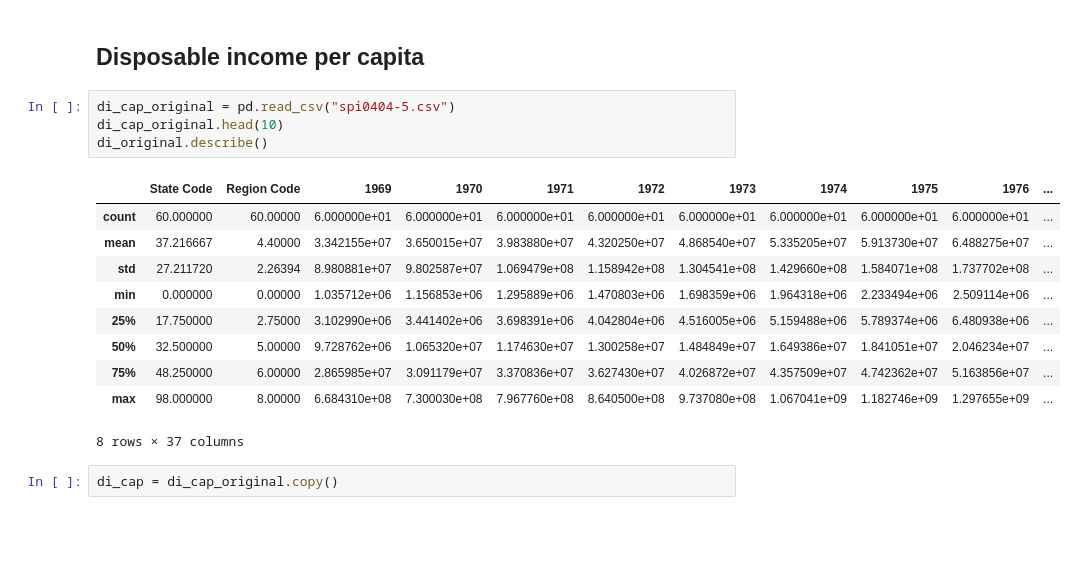
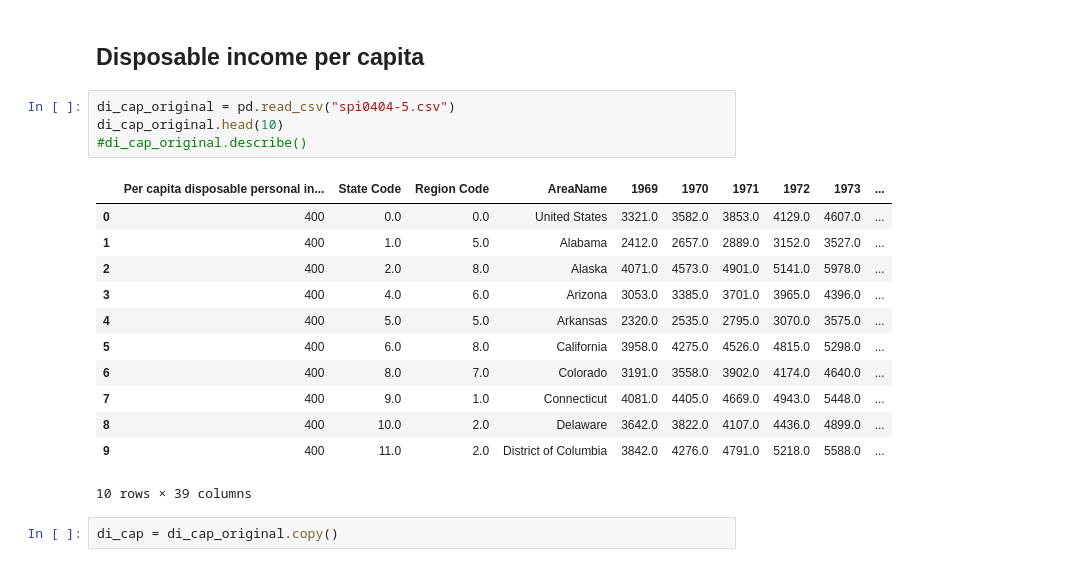
Before and after one commit to NumEconCopenhagen/projects-2024-josh-joshua-and-lyonell, a Jupyter notebook: Dataproject_Joshua/dataproject.ipynb, the cells around one changed output. Saved outputs shown, nothing was run; the diff lists cells and outputs as text; blank space fills up the shorter version.

```diff
--- a/Dataproject_Joshua/dataproject.ipynb
+++ b/Dataproject_Joshua/dataproject.ipynb
@@ -29,18 +32,20 @@ len(relevant_states)
 # %%
 di_cap_original = pd.read_csv("spi0404-5.csv")
 di_cap_original.head(10)
-di_original.describe()
+#di_cap_original.describe()
 # %% [output]
-|  | State Code | Region Code | 1969 | 1970 | 1971 | 1972 | 1973 | 1974 | 1975 | 1976 | ... |
-| count | 60.000000 | 60.00000 | 6.000000e+01 | 6.000000e+01 | 6.000000e+01 | 6.000000e+01 | 6.000000e+01 | 6.000000e+01 | 6.000000e+01 | 6.000000e+01 | ... |
-| mean | 37.216667 | 4.40000 | 3.342155e+07 | 3.650015e+07 | 3.983880e+07 | 4.320250e+07 | 4.868540e+07 | 5.335205e+07 | 5.913730e+07 | 6.488275e+07 | ... |
-| std | 27.211720 | 2.26394 | 8.980881e+07 | 9.802587e+07 | 1.069479e+08 | 1.158942e+08 | 1.304541e+08 | 1.429660e+08 | 1.584071e+08 | 1.737702e+08 | ... |
-| min | 0.000000 | 0.00000 | 1.035712e+06 | 1.156853e+06 | 1.295889e+06 | 1.470803e+06 | 1.698359e+06 | 1.964318e+06 | 2.233494e+06 | 2.509114e+06 | ... |
-| 25% | 17.750000 | 2.75000 | 3.102990e+06 | 3.441402e+06 | 3.698391e+06 | 4.042804e+06 | 4.516005e+06 | 5.159488e+06 | 5.789374e+06 | 6.480938e+06 | ... |
-| 50% | 32.500000 | 5.00000 | 9.728762e+06 | 1.065320e+07 | 1.174630e+07 | 1.300258e+07 | 1.484849e+07 | 1.649386e+07 | 1.841051e+07 | 2.046234e+07 | ... |
-| 75% | 48.250000 | 6.00000 | 2.865985e+07 | 3.091179e+07 | 3.370836e+07 | 3.627430e+07 | 4.026872e+07 | 4.357509e+07 | 4.742362e+07 | 5.163856e+07 | ... |
-| max | 98.000000 | 8.00000 | 6.684310e+08 | 7.300030e+08 | 7.967760e+08 | 8.640500e+08 | 9.737080e+08 | 1.067041e+09 | 1.182746e+09 | 1.297655e+09 | ... |
+|  | Per capita disposable personal in... | State Code | Region Code | AreaName | 1969 | 1970 | 1971 | 1972 | 1973 | ... |
+| 0 | 400 | 0.0 | 0.0 | United States | 3321.0 | 3582.0 | 3853.0 | 4129.0 | 4607.0 | ... |
+| 1 | 400 | 1.0 | 5.0 | Alabama | 2412.0 | 2657.0 | 2889.0 | 3152.0 | 3527.0 | ... |
+| 2 | 400 | 2.0 | 8.0 | Alaska | 4071.0 | 4573.0 | 4901.0 | 5141.0 | 5978.0 | ... |
+| 3 | 400 | 4.0 | 6.0 | Arizona | 3053.0 | 3385.0 | 3701.0 | 3965.0 | 4396.0 | ... |
+| 4 | 400 | 5.0 | 5.0 | Arkansas | 2320.0 | 2535.0 | 2795.0 | 3070.0 | 3575.0 | ... |
+| 5 | 400 | 6.0 | 8.0 | California | 3958.0 | 4275.0 | 4526.0 | 4815.0 | 5298.0 | ... |
+| 6 | 400 | 8.0 | 7.0 | Colorado | 3191.0 | 3558.0 | 3902.0 | 4174.0 | 4640.0 | ... |
+| 7 | 400 | 9.0 | 1.0 | Connecticut | 4081.0 | 4405.0 | 4669.0 | 4943.0 | 5448.0 | ... |
+| 8 | 400 | 10.0 | 2.0 | Delaware | 3642.0 | 3822.0 | 4107.0 | 4436.0 | 4899.0 | ... |
+| 9 | 400 | 11.0 | 2.0 | District of Columbia | 3842.0 | 4276.0 | 4791.0 | 5218.0 | 5588.0 | ... |
-8 rows × 37 columns
+10 rows × 39 columns
 # %%
 di_cap = di_cap_original.copy()
 # %%
```
Also changed, not shown: parts of 6 cells of this notebook.
